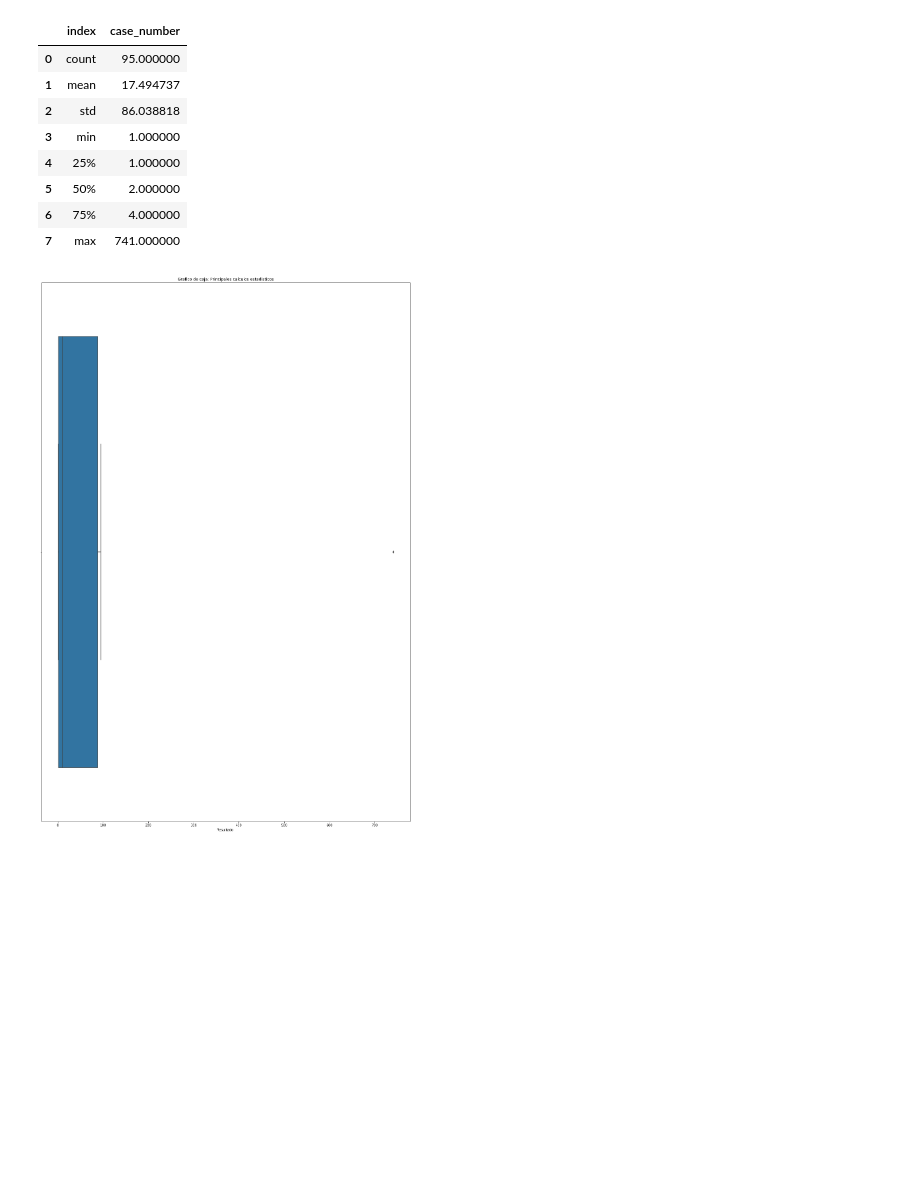
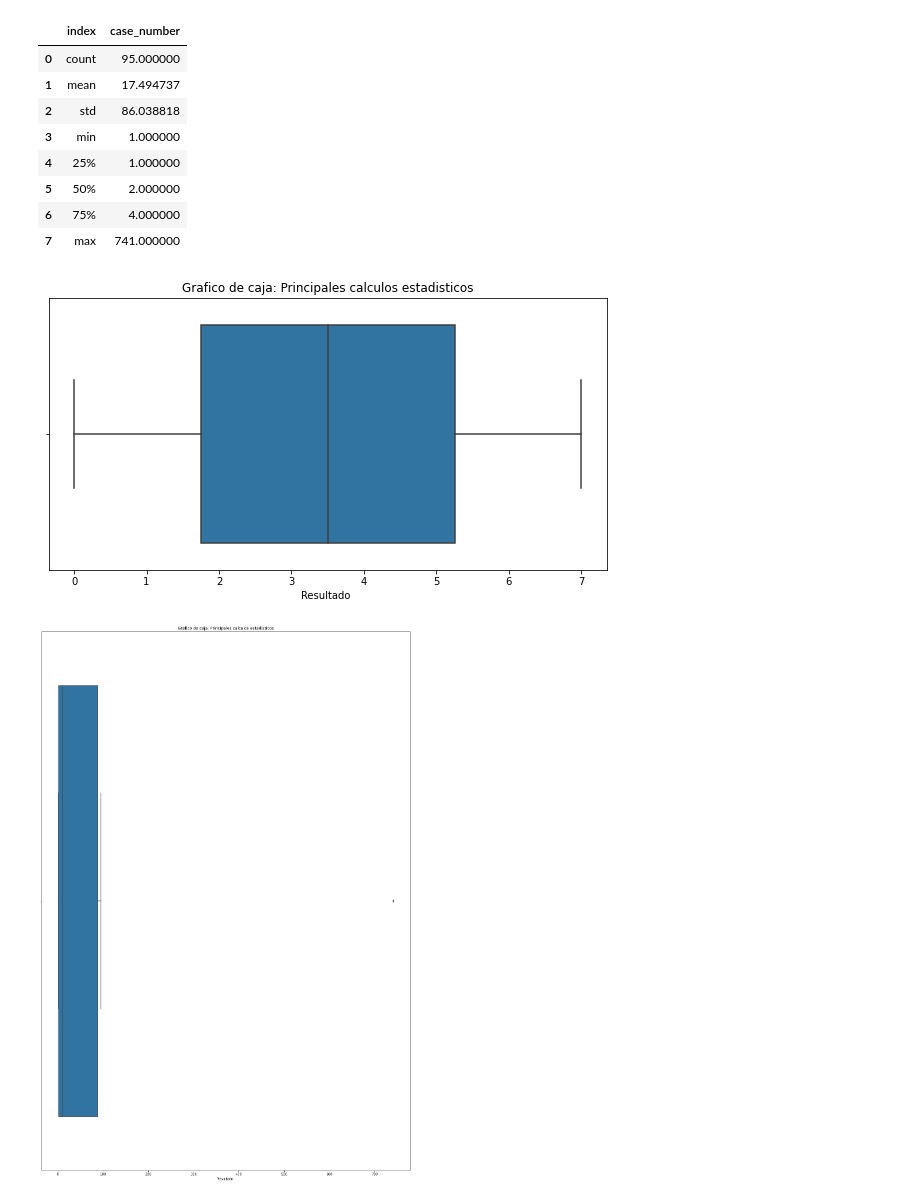
Before and after one commit to Adalab/DA-promo-b-modulo2-sprint-1-Antoanela-Chloe, a Jupyter notebook: visualizacion/pp-python-modulo-2-sprint-1-visualizacion-ejercicio-3-seaborn.ipynb, the cells around one changed output. Drawn from its saved outputs; the diff is of its cells as text; code cells hidden in the pictures; blank space fills up the shorter version.

Commit message:
boxplot ej 5

```diff
--- a/visualizacion/pp-python-modulo-2-sprint-1-visualizacion-ejercicio-3-seaborn.ipynb
+++ b/visualizacion/pp-python-modulo-2-sprint-1-visualizacion-ejercicio-3-seaborn.ipynb
@@ -190,6 +192,16 @@ df_describe
 | 5 | 50% | 2.000000 |
 | 6 | 75% | 4.000000 |
 | 7 | max | 741.000000 |
+# %%
+#Anto
+
+plt.figure(figsize=(10,5))
+fig = sns.boxplot(x= df_describe.index,  data= df_describe, hue= 'index')
+fig.set(xlabel= 'Resultado ' )
+fig.set_title('Grafico de caja: Principales calculos estadisticos')
+plt.show()
+# %% [output]
+[figure, added]
 # %%
 plt.figure(figsize=(20,30))
 fig = sns.boxplot(x='case_number', data= df_describe, hue= 'index')
```
Also changed, not shown: parts of 1 cell of this notebook.
